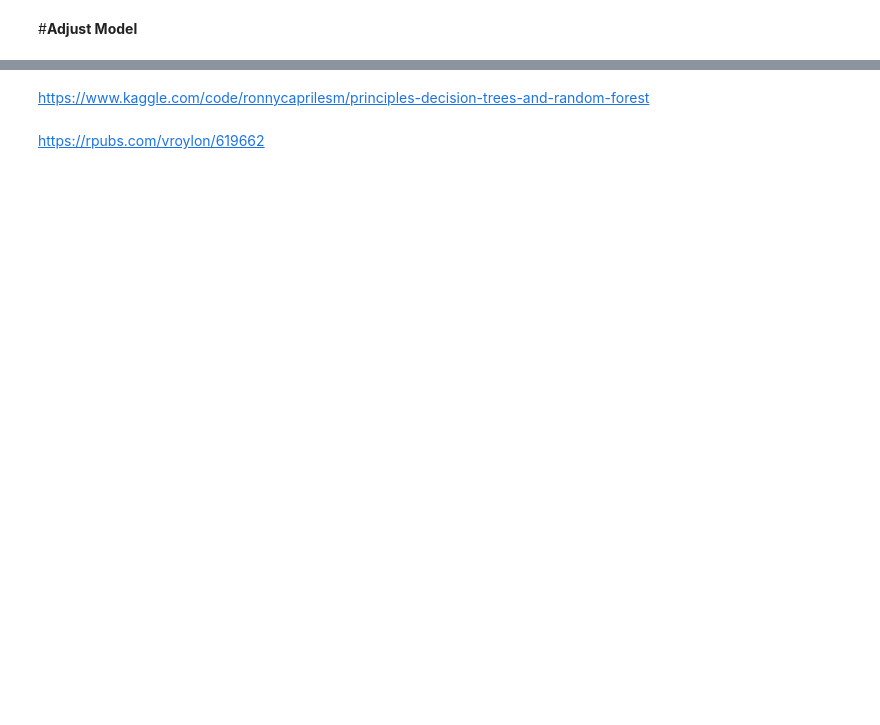
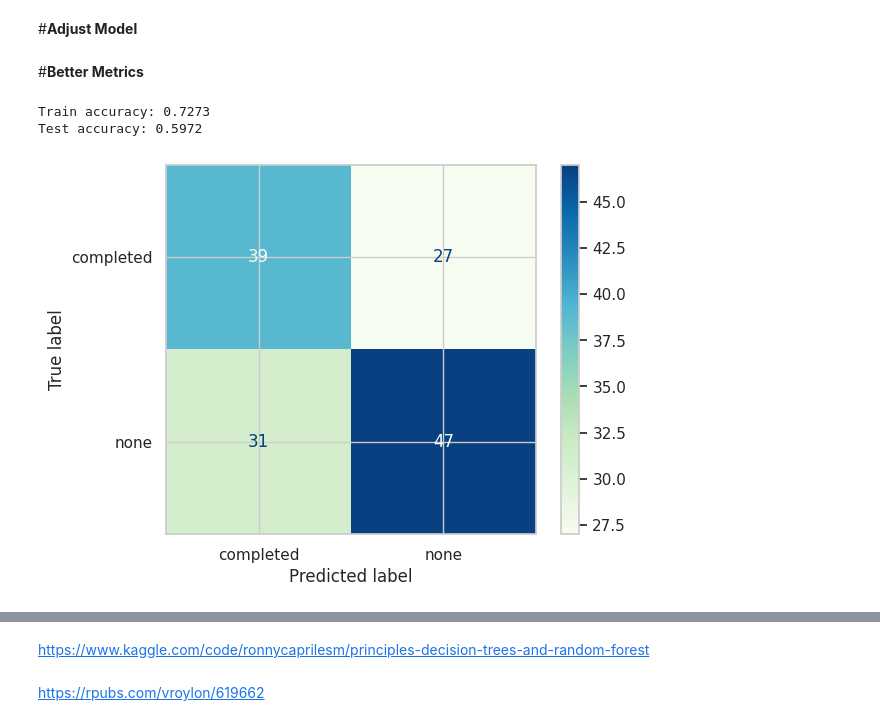
Before and after one commit to fishitmo/Machine-Learning-and-Data-Science-Projects, a Jupyter notebook: Students_Performance_in_Exams.ipynb, the cells around one changed output, grey strips where cells are left out. Drawn from its saved outputs; the diff is of its cells as text; code cells hidden in the pictures; blank space fills up the shorter version.

```diff
--- a/Students_Performance_in_Exams.ipynb
+++ b/Students_Performance_in_Exams.ipynb
@@ -343,3 +343,21 @@ rf = RandomForestClassifier(n_estimators= 150 , max_depth= 5, min_samples_leaf=
 rf.fit(X_train, y_train)
 y_train_pred_rf = rf.predict(X_train)
 y_test_pred_rf = rf.predict(X_test)
+# %% [markdown]
+#**Better Metrics**
+# %%
+train_accuracy_rf = accuracy_score(y_train, y_train_pred_rf)
+test_accuracy_rf = accuracy_score(y_test, y_test_pred_rf)
+
+print('Train accuracy:', np.round(train_accuracy_rf,4))
+print('Test accuracy:', np.round(test_accuracy_rf,4))
+# %% [output]
+Train accuracy: 0.7273
+Test accuracy: 0.5972
+# %%
+cm = confusion_matrix(y_test, y_test_pred_rf, labels= rf.classes_)
+disp = ConfusionMatrixDisplay(confusion_matrix=cm , display_labels= rf.classes_)
+disp.plot(cmap = 'GnBu')
+plt.show()
+# %% [output]
+[figure, added]
```
Also changed, not shown: parts of 9 cells of this notebook.
